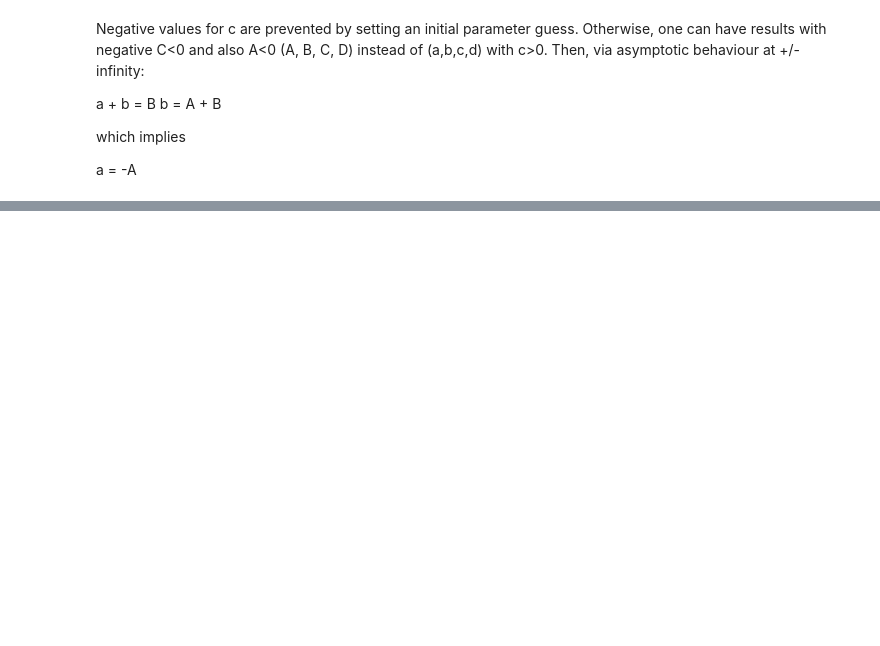
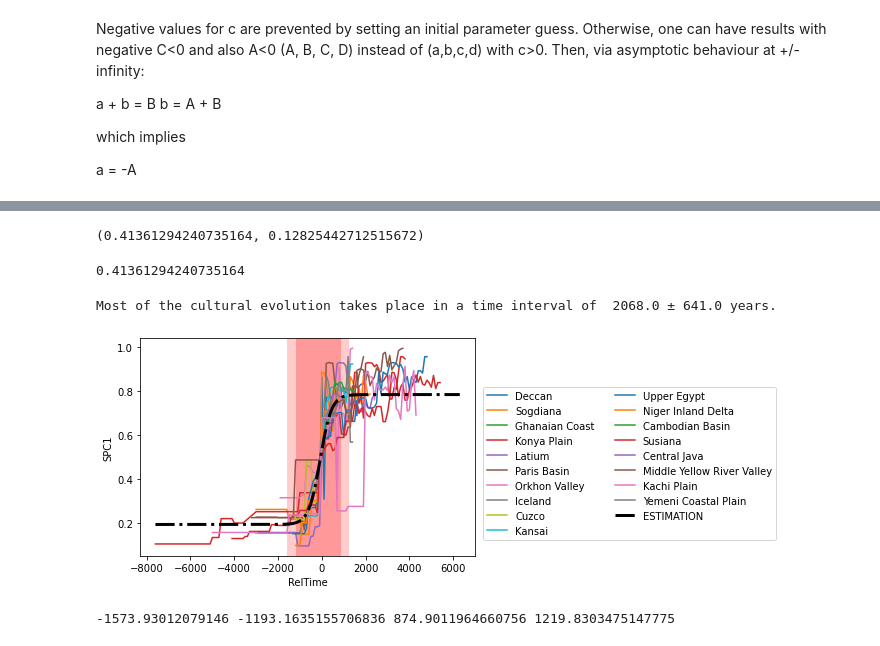
Before and after one commit to TobiasW1891/CSH_Project, a Jupyter notebook: RelTime Analysis.ipynb, the cells around one changed output, grey strips where cells are left out. Saved outputs shown, nothing was run; the diff lists cells and outputs as text; code cells hidden in the pictures; blank space fills up the shorter version.

```diff
--- a/RelTime Analysis.ipynb
+++ b/RelTime Analysis.ipynb
@@ -638,0 +602,15 @@ plt.show()
+# %%
+np.mean(Params2["T2"]-Params2["T1"]), np.std(Params2["T2"]-Params2["T1"])
+# %% [output]
+(0.41361294240735164, 0.12825442712515672)
+# %%
+TimeframeBT = Params2["T2"]-Params2["T1"]
+np.mean(TimeframeBT)
+# %% [output]
+0.41361294240735164
+# %%
+# times T for the transformation to years
+print("Most of the cultural evolution takes place in a time interval of ", np.round(T*np.mean(TimeframeBT)),
+      u"\u00B1",np.round(T*np.std(TimeframeBT)), "years.")
+# %% [output]
+Most of the cultural evolution takes place in a time interval of  2068.0 ± 641.0 years.
@@ -638,0 +625,25 @@ plt.show()
+# %%
+DF_Out = pd.DataFrame(columns=["NGA","RelTime","SPC1"])
+
+for N in list(set(Data_RT["NGA"])):
+    DF = Data_RT[Data_RT["NGA"] == N]
+    plt.plot(DF["RelTime"],
+             DF["SPC1"], label=N)
+    DF_Out = pd.concat((DF_Out, DF[["NGA", "RelTime", "SPC1"]]))
+    #print(N)
+
+plt.plot(x_show*T, y_hat, "-.",label="ESTIMATION", c = "k", linewidth=3)
+plt.legend(bbox_to_anchor=(1.01, 0.8), ncol=2)
+plt.ylabel("SPC1")
+plt.xlabel("RelTime")
+plt.axvspan(T1_scaled, T2_scaled, facecolor='r', alpha=0.4)
+plt.axvspan(T2_scaled, T2_end_scaled, facecolor='r', alpha=0.2)
+plt.axvspan(T1_start_scaled, T1_scaled, facecolor='r', alpha=0.2)
+plt.savefig("SPC1_Time_Interval")
+plt.show()
+# %% [output]
+[figure, added]
+# %%
+print(T1_start_scaled,T1_scaled, T2_scaled, T2_end_scaled)
+# %% [output]
+-1573.93012079146 -1193.1635155706836 874.9011964660756 1219.8303475147775
```
Also changed, not shown: parts of 57 cells of this notebook, 5 other files.
